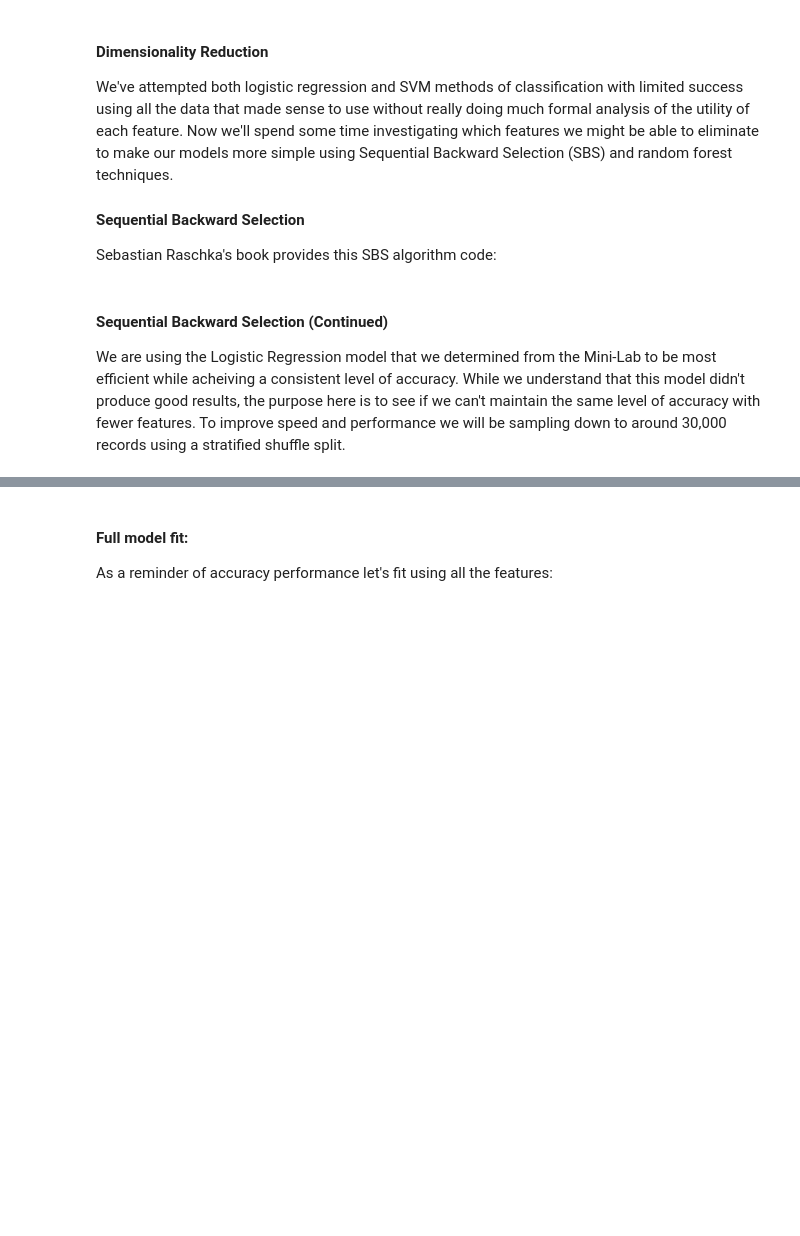
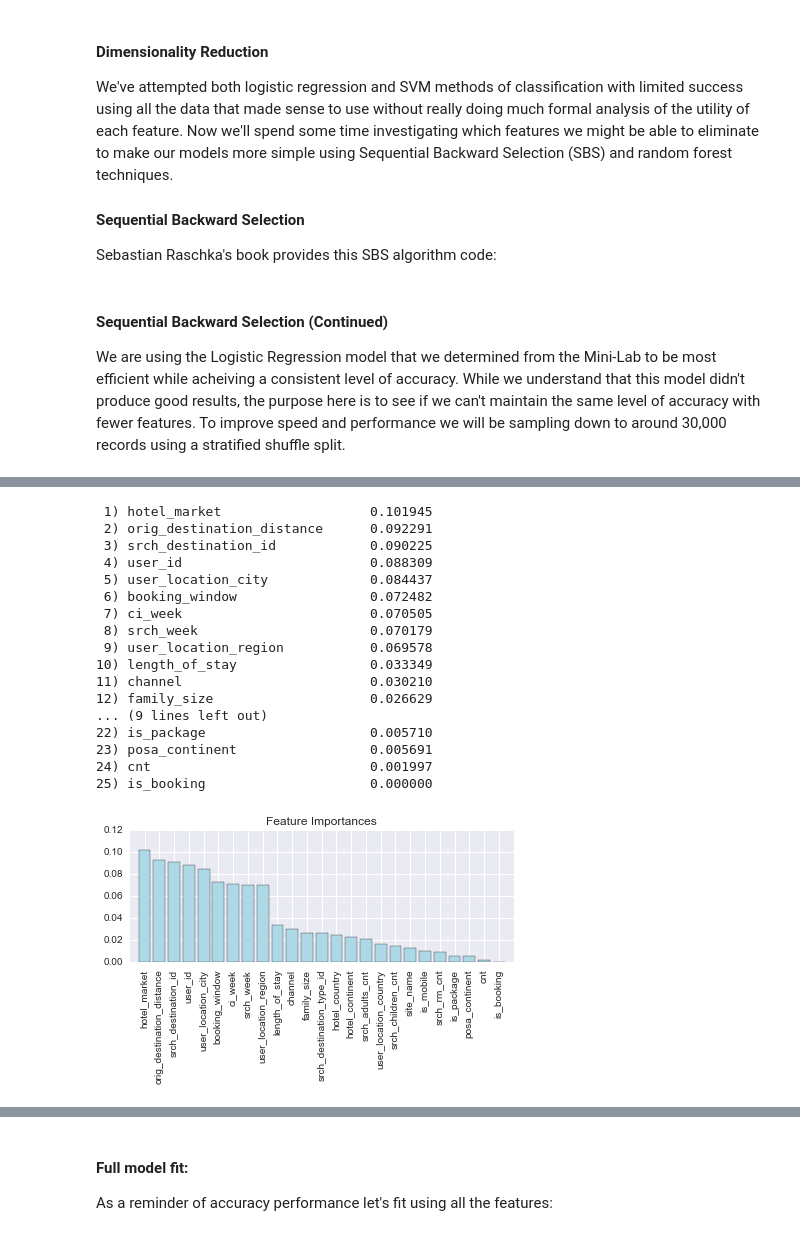
Before and after one commit to itsdannymurphy/Data_Mining_Summer, a Jupyter notebook: Lab 2 Classification (Murphy, Nakayama, Tarr).ipynb, the cells around one changed output, grey strips where cells are left out. Saved outputs shown, nothing was run; the diff lists cells and outputs as text; code cells hidden in the pictures; blank space fills up the shorter version.

```diff
--- a/Lab 2 Classification (Murphy, Nakayama, Tarr).ipynb
+++ b/Lab 2 Classification (Murphy, Nakayama, Tarr).ipynb
@@ -273,0 +266,46 @@ Index([u'posa_continent', u'srch_destination_id', u'hotel_country',
+# %%
+feat_labels = train_booked_df.columns[1:]
+
+forest = RandomForestClassifier(n_estimators=50, random_state=0, n_jobs=-1)
+
+forest.fit(X, y)
+importances = forest.feature_importances_
+
+indices = np.argsort(importances)[::-1]
+
+for f in range(X.shape[1]):
+    print("%2d) %-*s %f" % (f + 1, 30,
+                            feat_labels[indices[f]],
+                            importances[indices[f]]))
+
+plt.title('Feature Importances')
+plt.bar(range(X.shape[1]),
+        importances[indices],
+        color='lightblue',
+        align='center')
+
+plt.xticks(range(X.shape[1]),
+           feat_labels[indices], rotation=90)
+plt.xlim([-1, X.shape[1]])
+plt.tight_layout()
+#plt.savefig('./random_forest.png', dpi=300)
+plt.show()
+# %% [output]
+ 1) hotel_market                   0.101945
+ 2) orig_destination_distance      0.092291
+ 3) srch_destination_id            0.090225
+ 4) user_id                        0.088309
+ 5) user_location_city             0.084437
+ 6) booking_window                 0.072482
+ 7) ci_week                        0.070505
+ 8) srch_week                      0.070179
+ 9) user_location_region           0.069578
+10) length_of_stay                 0.033349
+11) channel                        0.030210
+12) family_size                    0.026629
+... (9 lines left out)
+22) is_package                     0.005710
+23) posa_continent                 0.005691
+24) cnt                            0.001997
+25) is_booking                     0.000000
+[figure, added]
```
Also changed, not shown: parts of 31 cells of this notebook.
